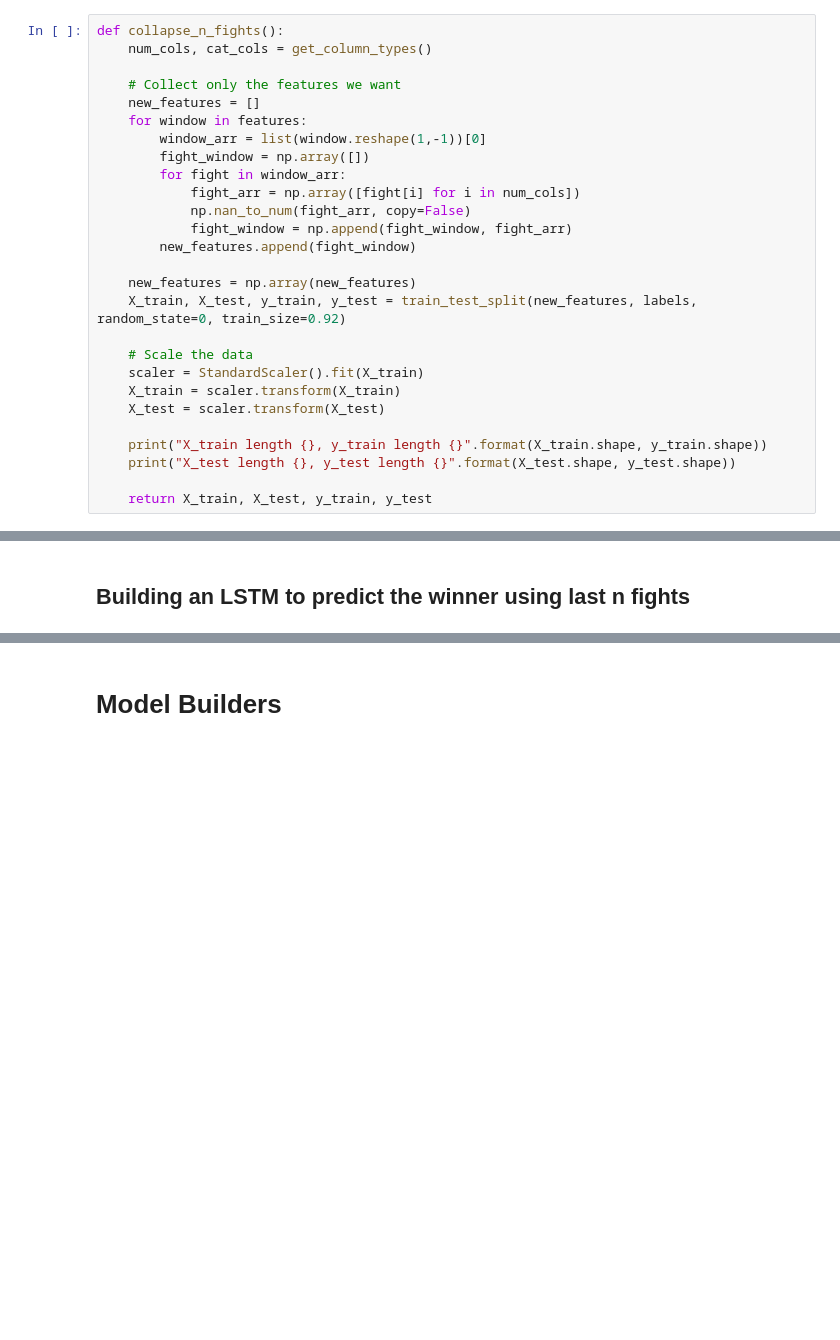
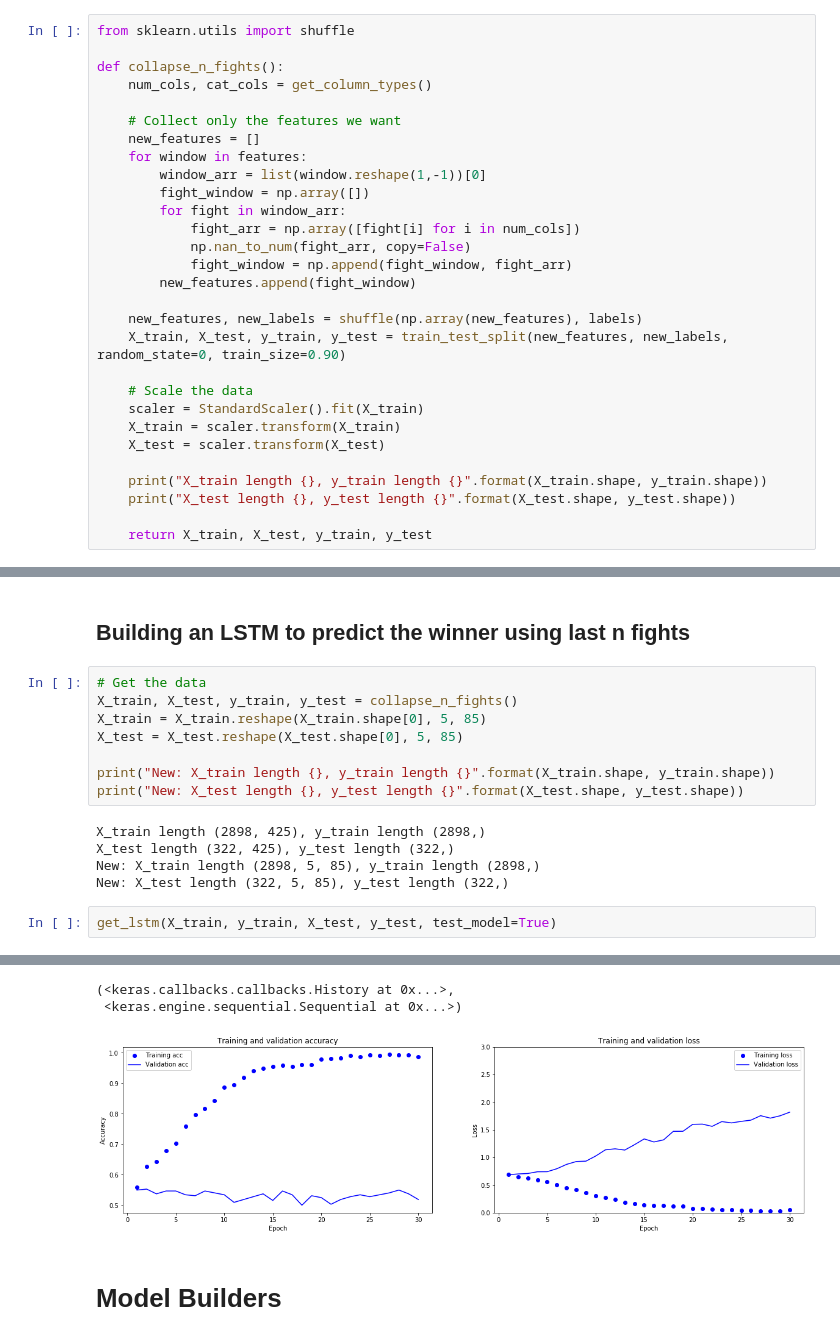
Before and after one commit to JamesPeralta/UFC-Fight-Predictor, a Jupyter notebook: predict_on_last_n_fights/DNN.ipynb, the cells around one changed output, grey strips where cells are left out. Cells and saved outputs as stored; diff of their text form; blank space fills up the shorter version.

Commit message:
Made an LSTM

```diff
--- a/predict_on_last_n_fights/DNN.ipynb
+++ b/predict_on_last_n_fights/DNN.ipynb
@@ -36,6 +36,8 @@ print(labels)
 # %% [markdown]
 ## Generates np.array of shape (3220, 5 * features)
 # %%
+from sklearn.utils import shuffle
+
 def collapse_n_fights():
     num_cols, cat_cols = get_column_types()
 
@@ -50,8 +52,8 @@ def collapse_n_fights():
             fight_window = np.append(fight_window, fight_arr)
         new_features.append(fight_window)
 
-    new_features = np.array(new_features)
-    X_train, X_test, y_train, y_test = train_test_split(new_features, labels, random_state=0, train_size=0.92)
+    new_features, new_labels = shuffle(np.array(new_features), labels)
+    X_train, X_test, y_train, y_test = train_test_split(new_features, new_labels, random_state=0, train_size=0.90)
 
     # Scale the data
     scaler = StandardScaler().fit(X_train)
@@ -182,2 +141,18 @@ top_10_cnn.to_csv("../model_results/UFC_Predict_5_Fights_CNN.csv")
 # %% [markdown]
 ## Building an LSTM to predict the winner using last n fights
+# %%
+# Get the data
+X_train, X_test, y_train, y_test = collapse_n_fights()
+X_train = X_train.reshape(X_train.shape[0], 5, 85)
+X_test = X_test.reshape(X_test.shape[0], 5, 85)
+
+print("New: X_train length {}, y_train length {}".format(X_train.shape, y_train.shape))
+print("New: X_test length {}, y_test length {}".format(X_test.shape, y_test.shape))
+# %% [output]
+X_train length (2898, 425), y_train length (2898,)
+X_test length (322, 425), y_test length (322,)
+New: X_train length (2898, 5, 85), y_train length (2898,)
+New: X_test length (322, 5, 85), y_test length (322,)
+# %%
+get_lstm(X_train, y_train, X_test, y_test, test_model=True)
+# %% [output]
@@ -184,3 +176,6 @@ top_10_cnn.to_csv("../model_results/UFC_Predict_5_Fights_CNN.csv")
+(<keras.callbacks.callbacks.History at 0x...>,
+ <keras.engine.sequential.Sequential at 0x...>)
+[figure, added]
 # %% [markdown]
 # Model Builders
 # %%
```
Also changed, not shown: parts of 15 cells of this notebook, 6 other files.
